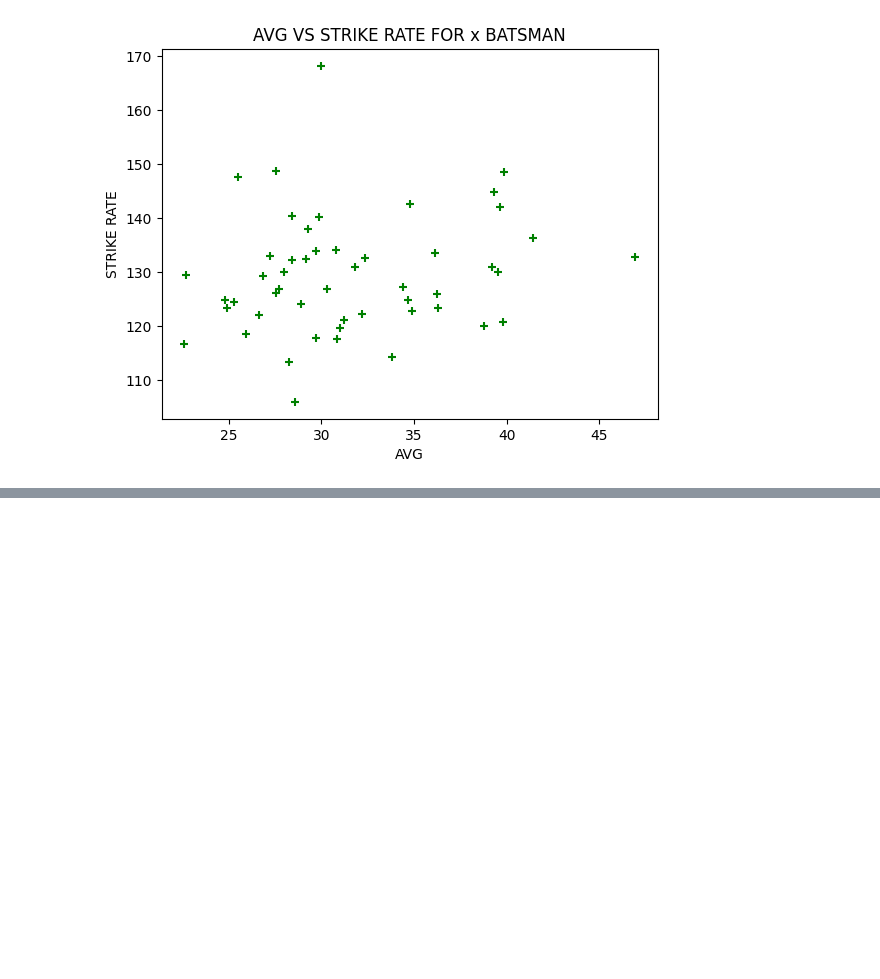
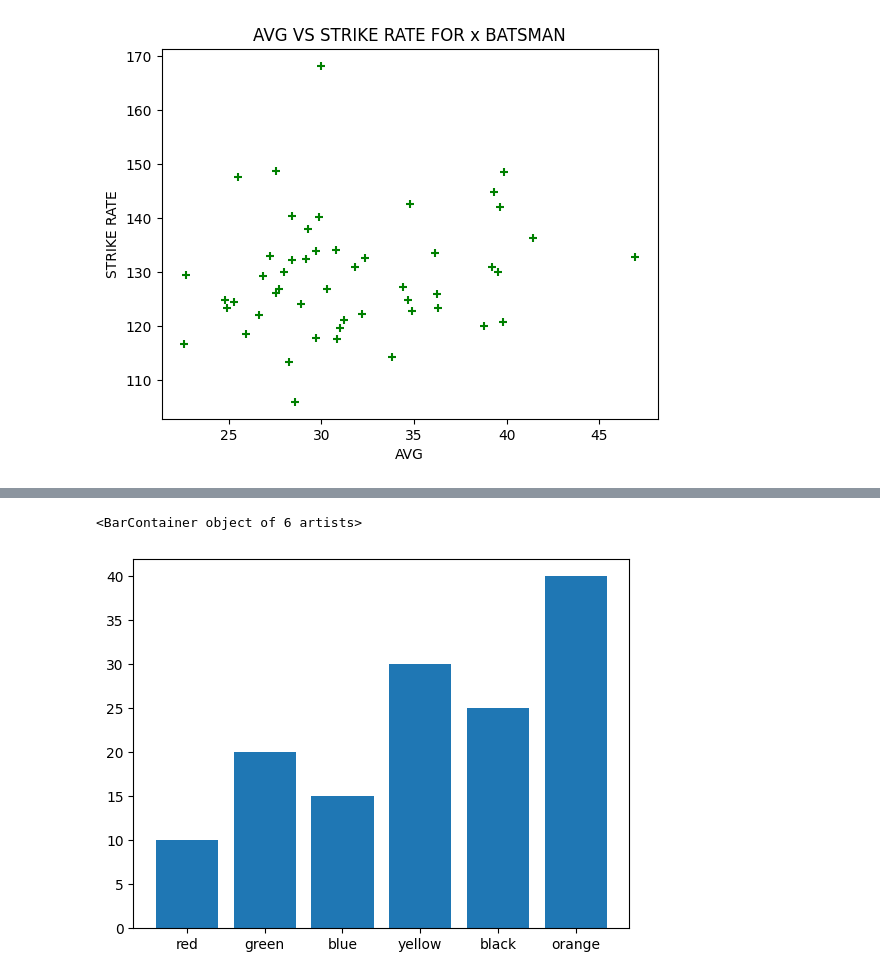
Before and after one commit to harry9855/PYTHON-AI-ML, a Jupyter notebook: Matplotlib.ipynb, the cells around one changed output, grey strips where cells are left out. Drawn from its saved outputs; the diff is of its cells as text; code cells hidden in the pictures; blank space fills up the shorter version.

```diff
--- a/Matplotlib.ipynb
+++ b/Matplotlib.ipynb
@@ -264,0 +286,7 @@ Text(0, 0.5, 'STRIKE RATE')
+# %%
+children=[10,20,15,30,25,40]
+colors=['red','green','blue','yellow','black','orange']
+plt.bar(colors,children)
+# %% [output]
+<BarContainer object of 6 artists>
+[figure, added]
```
Also changed, not shown: parts of 56 cells of this notebook.
